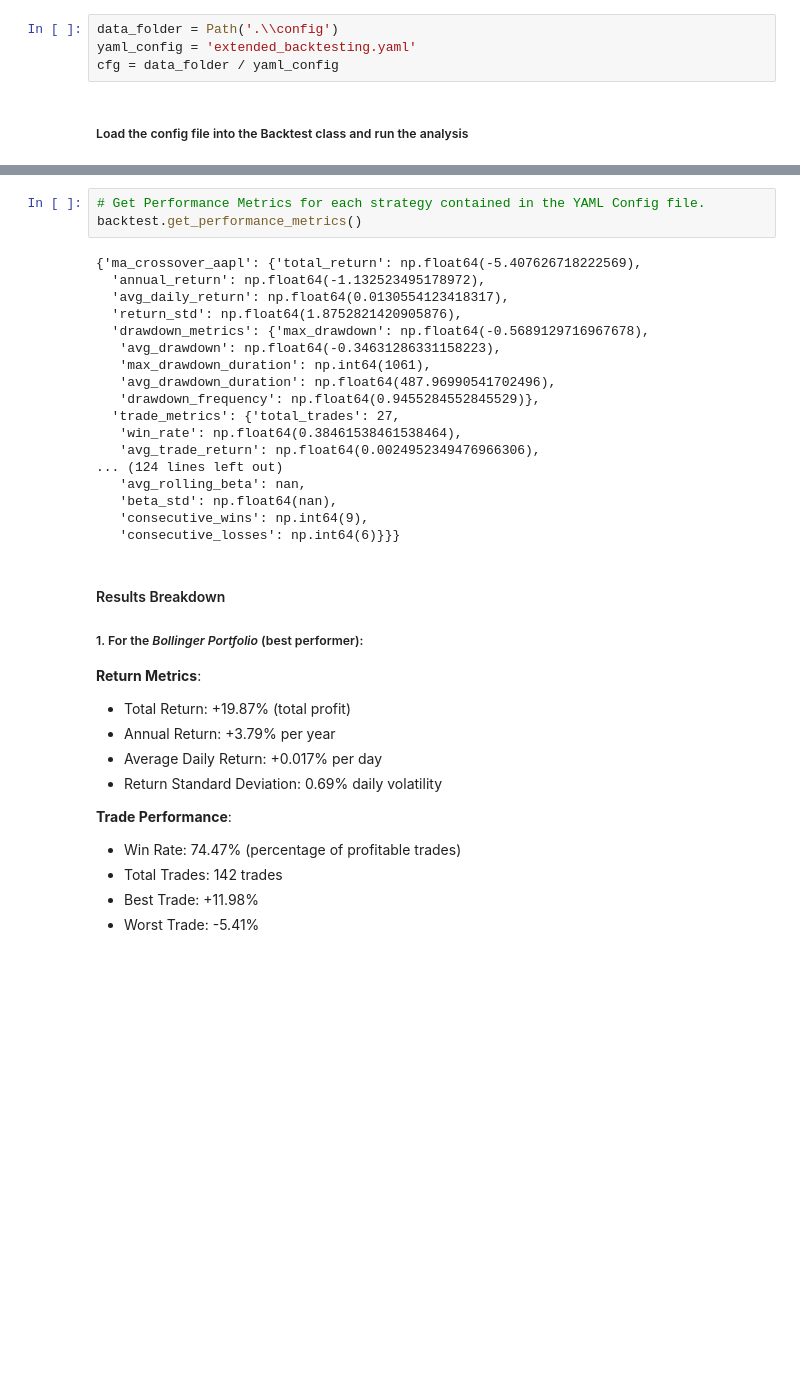
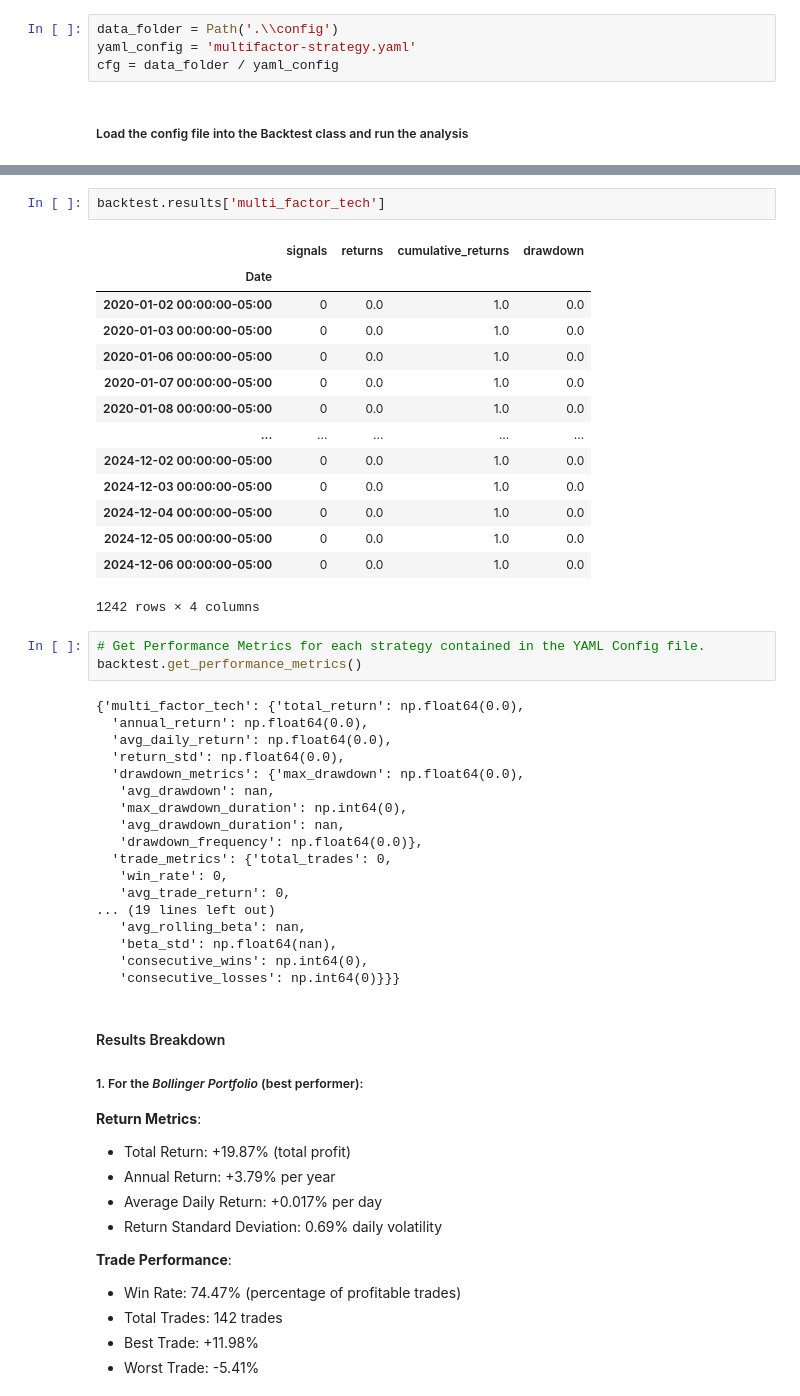
Before and after one commit to Fred-Macdo/true-bautist, a Jupyter notebook: backtest_notebook.ipynb, the cells around one changed output, grey strips where cells are left out. Drawn from its saved outputs; the diff is of its cells as text; blank space fills up the shorter version.

```diff
--- a/backtest_notebook.ipynb
+++ b/backtest_notebook.ipynb
@@ -10,7 +10,7 @@ from datetime import datetime
 - Change the YAML configuration file to the file containing strategies you want to test.
 # %%
 data_folder = Path('.\\config')
-yaml_config = 'extended_backtesting.yaml'
+yaml_config = 'multifactor-strategy.yaml'
 cfg = data_folder / yaml_config
 # %% [markdown]
 ##### Load the config file into the Backtest class and run the analysis
@@ -20,24 +38,41 @@ results = backtest.run()
+# %%
+backtest.results['multi_factor_tech']
+# %% [output]
+|  | signals | returns | cumulative_returns | drawdown |
+| Date |  |  |  |  |
+| 2020-01-02 00:00:00-05:00 | 0 | 0.0 | 1.0 | 0.0 |
+| 2020-01-03 00:00:00-05:00 | 0 | 0.0 | 1.0 | 0.0 |
+| 2020-01-06 00:00:00-05:00 | 0 | 0.0 | 1.0 | 0.0 |
+| 2020-01-07 00:00:00-05:00 | 0 | 0.0 | 1.0 | 0.0 |
+| 2020-01-08 00:00:00-05:00 | 0 | 0.0 | 1.0 | 0.0 |
+| ... | ... | ... | ... | ... |
+| 2024-12-02 00:00:00-05:00 | 0 | 0.0 | 1.0 | 0.0 |
+| 2024-12-03 00:00:00-05:00 | 0 | 0.0 | 1.0 | 0.0 |
+| 2024-12-04 00:00:00-05:00 | 0 | 0.0 | 1.0 | 0.0 |
+| 2024-12-05 00:00:00-05:00 | 0 | 0.0 | 1.0 | 0.0 |
+| 2024-12-06 00:00:00-05:00 | 0 | 0.0 | 1.0 | 0.0 |
+1242 rows × 4 columns
 # %%
 # Get Performance Metrics for each strategy contained in the YAML Config file.
 backtest.get_performance_metrics()
 # %% [output]
-{'ma_crossover_aapl': {'total_return': np.float64(-5.407626718222569),
-  'annual_return': np.float64(-1.132523495178972),
-  'avg_daily_return': np.float64(0.0130554123418317),
-  'return_std': np.float64(1.8752821420905876),
-  'drawdown_metrics': {'max_drawdown': np.float64(-0.5689129716967678),
-   'avg_drawdown': np.float64(-0.34631286331158223),
-   'max_drawdown_duration': np.int64(1061),
-   'avg_drawdown_duration': np.float64(487.96990541702496),
-   'drawdown_frequency': np.float64(0.9455284552845529)},
-  'trade_metrics': {'total_trades': 27,
-   'win_rate': np.float64(0.38461538461538464),
-   'avg_trade_return': np.float64(0.0024952349476966306),
-... (124 lines left out)
+{'multi_factor_tech': {'total_return': np.float64(0.0),
+  'annual_return': np.float64(0.0),
+  'avg_daily_return': np.float64(0.0),
+  'return_std': np.float64(0.0),
+  'drawdown_metrics': {'max_drawdown': np.float64(0.0),
+   'avg_drawdown': nan,
+   'max_drawdown_duration': np.int64(0),
+   'avg_drawdown_duration': nan,
+   'drawdown_frequency': np.float64(0.0)},
+  'trade_metrics': {'total_trades': 0,
+   'win_rate': 0,
+   'avg_trade_return': 0,
+... (19 lines left out)
    'avg_rolling_beta': nan,
    'beta_std': np.float64(nan),
-   'consecutive_wins': np.int64(9),
-   'consecutive_losses': np.int64(6)}}}
+   'consecutive_wins': np.int64(0),
+   'consecutive_losses': np.int64(0)}}}
 # %% [markdown]
 #### Results Breakdown
 
```
Also changed, not shown: parts of 5 cells of this notebook, 21 other files.
